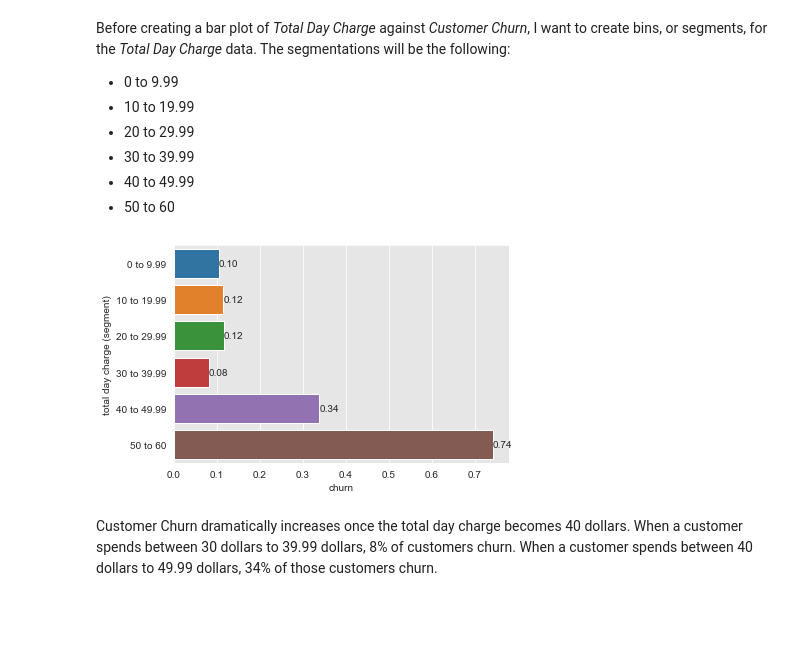
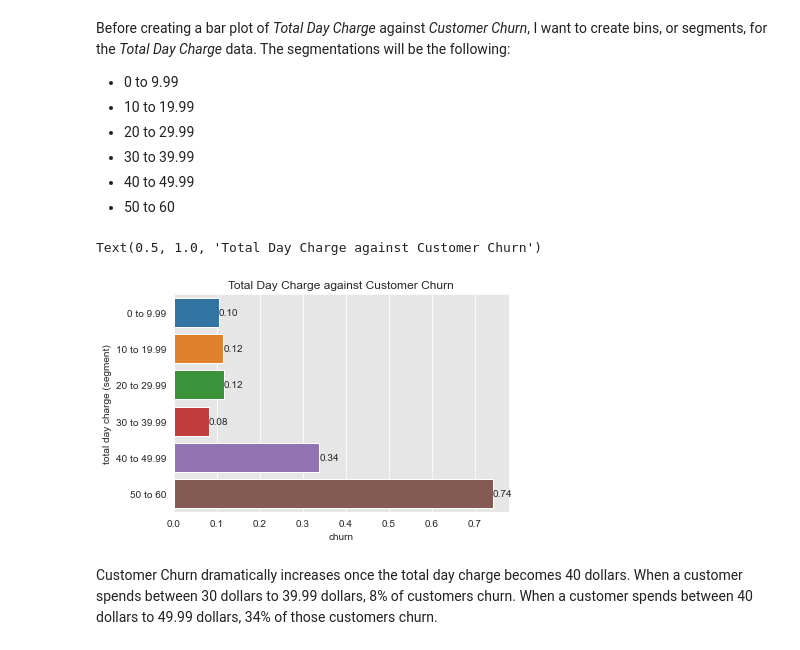
Before and after one commit to keithotuomagie/telcom_analysis, a Jupyter notebook: notebook.ipynb, the cells around one changed output. Drawn from its saved outputs; the diff is of its cells as text; code cells hidden in the pictures; blank space fills up the shorter version.

Commit message:
Further updating images, README, and Notebook

```diff
--- a/notebook.ipynb
+++ b/notebook.ipynb
@@ -1504,15 +1504,18 @@ df['total day charge (segment)'] = pd.cut(df['total day charge'], bins=bins, lab
 # %%
 # Plotting 'Total Day Charge (segment)' against 'Customer Churn'
 
 ax = sns.barplot(x='churn', y='total day charge (segment)', data=df, ci=None)
 
 for p in ax.patches:
     width = p.get_width()
     ax.annotate(f'{width:.2f}',
                 (width, p.get_y() + p.get_height() / 2),
                 ha='left', va='center')  # Align text to the left of the bar and center vertically
+
+plt.title("Total Day Charge against Customer Churn")
 # %% [output]
+Text(0.5, 1.0, 'Total Day Charge against Customer Churn')
-[figure, old version]
+[figure, new version]
 # %% [markdown]
 Customer Churn dramatically increases once the total day charge becomes 40 dollars.  When a customer spends between 30 dollars to 39.99 dollars, 8% of customers churn.  When a customer spends between 40 dollars to 49.99 dollars, 34% of those customers churn.
 # %% [markdown]
```
Also changed, not shown: parts of 12 cells of this notebook, 4 other files.
